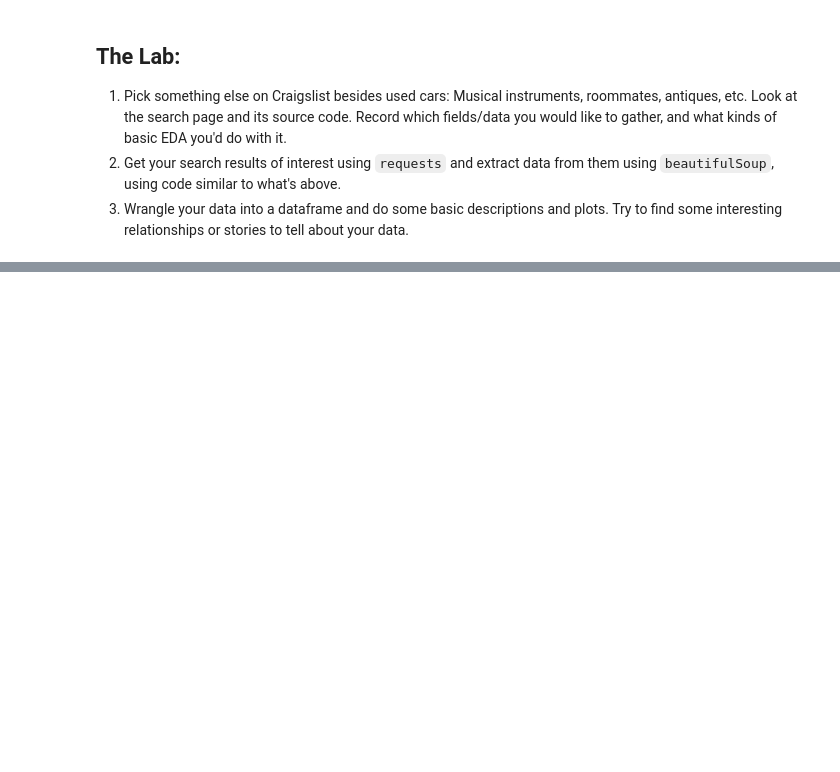
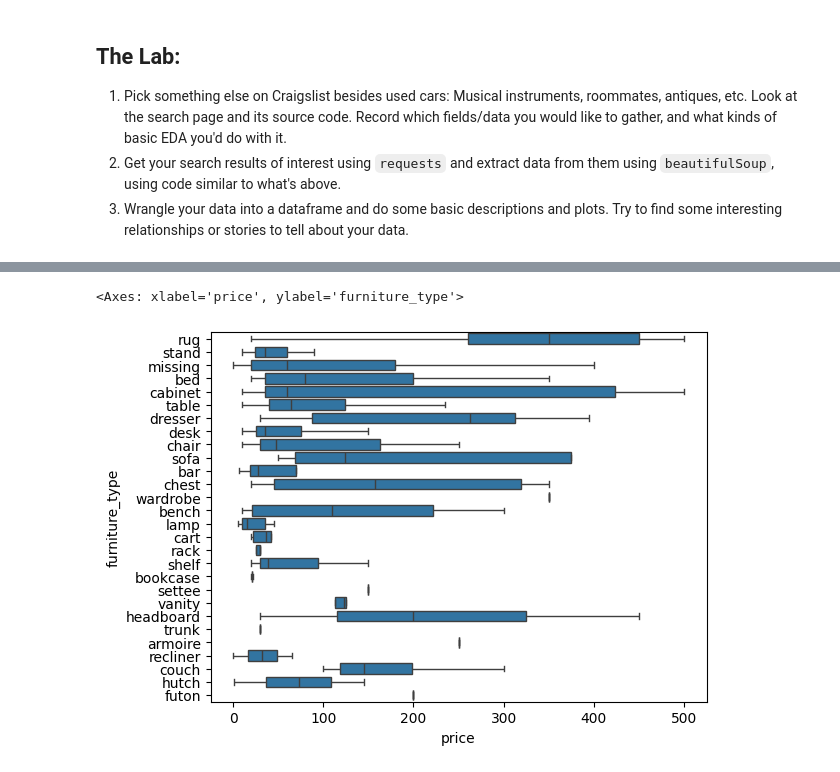
Before and after one commit to btw257-ui/wrangling, a Jupyter notebook: lab/lab.ipynb, the cells around one changed output, grey strips where cells are left out. Cells and saved outputs as stored; diff of their text form; code cells hidden in the pictures; blank space fills up the shorter version.

```diff
--- a/lab/lab.ipynb
+++ b/lab/lab.ipynb
@@ -263,0 +345,5 @@ for k in range( len(listings) ):
+# %%
+sns.boxplot(df,x='price',y='furniture_type',showfliers=False )
+# %% [output]
+<Axes: xlabel='price', ylabel='furniture_type'>
+[figure, added]
```
Also changed, not shown: parts of 8 cells of this notebook.
